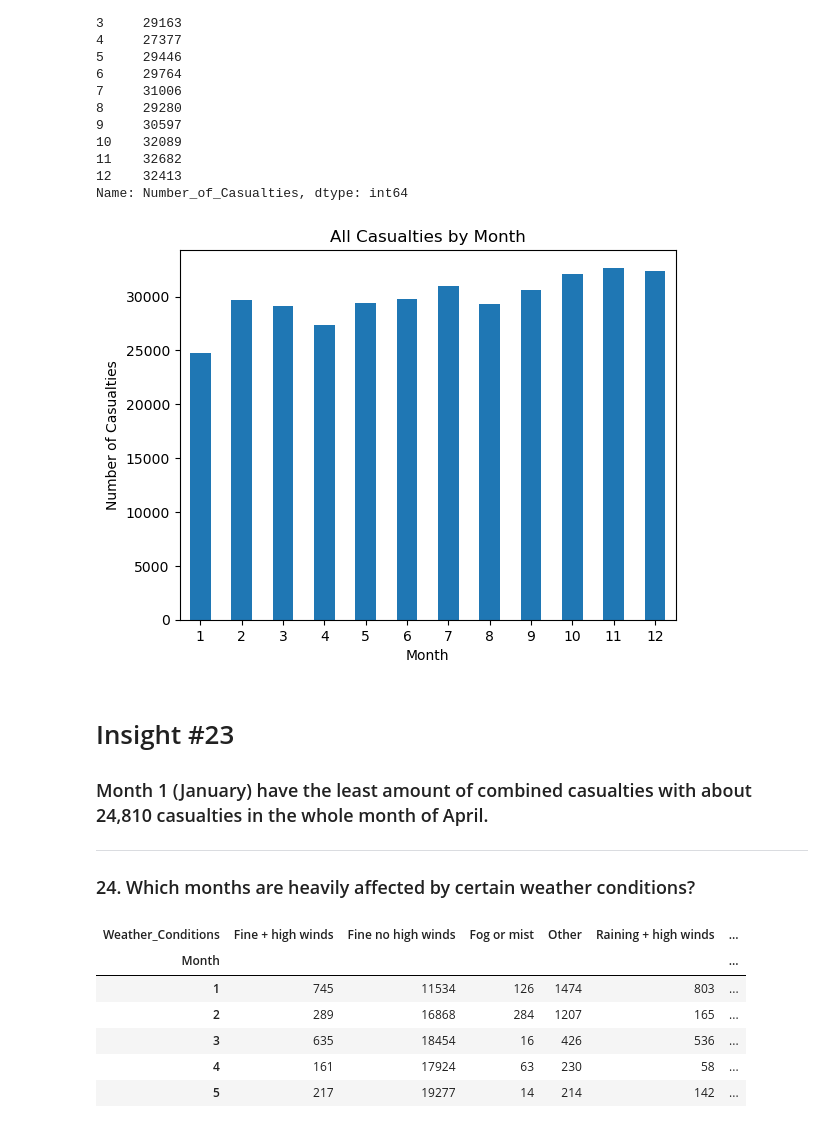
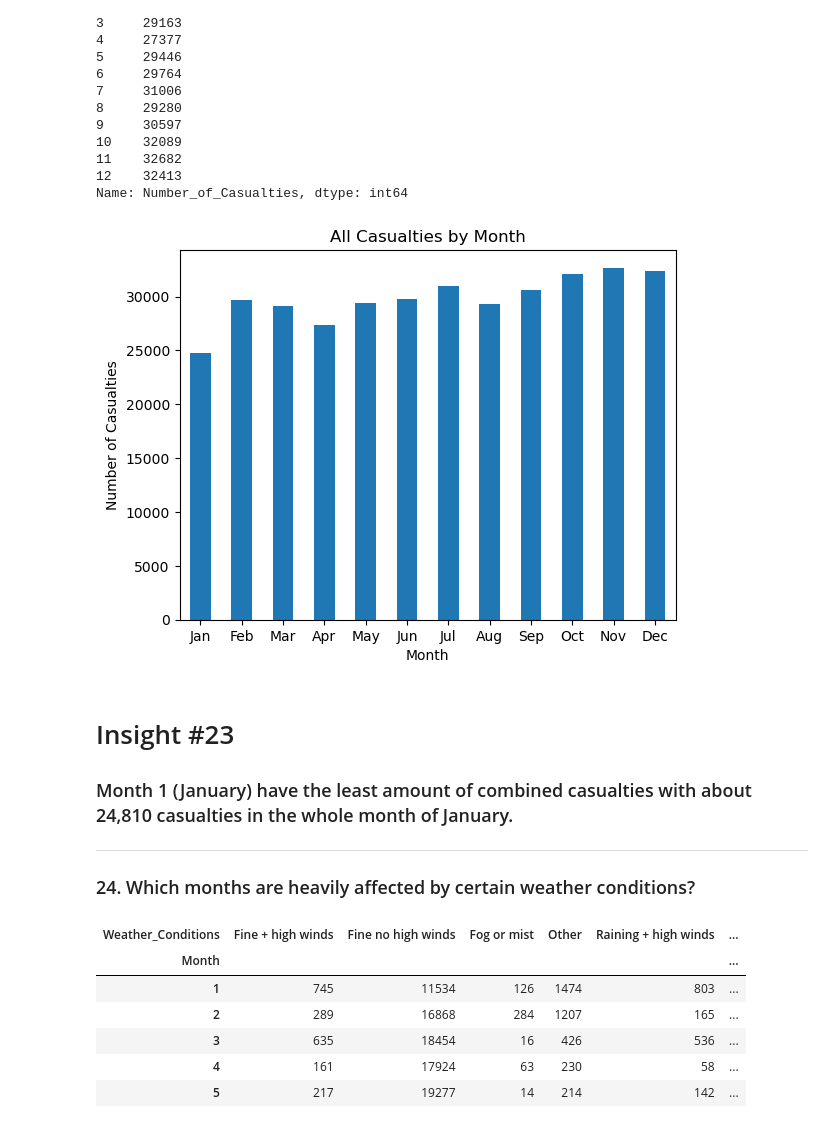
Before and after one commit to oliverliwanag/ELEC303-DATA-ANALYTICS-LIWANAG, a Jupyter notebook: ELEC03-3A/Activity2.ipynb, the cells around one changed output. Cells and saved outputs as stored; diff of their text form; code cells hidden in the pictures.

```diff
--- a/ELEC03-3A/Activity2.ipynb
+++ b/ELEC03-3A/Activity2.ipynb
@@ -55,6 +55,11 @@ Urban_or_Rural_Area           15
 Weather_Conditions         14128
 Vehicle_Type                   0
 dtype: int64
+# %%
+road_accidents['Accident Date'] = road_accidents['Accident Date'].astype(str)
+road_accidents['Accident Date'] = road_accidents['Accident Date'].replace('/', '-')
+road_accidents['Accident Date'] = road_accidents['Accident Date'].str.strip()
+road_accidents['Accident Date'] = pd.to_datetime(road_accidents['Accident Date'], dayfirst=True, errors='coerce')
 # %%
 road_accidents['Latitude'] = road_accidents['Latitude'].fillna(road_accidents['Latitude'].mean())
 road_accidents['Longitude'] = road_accidents['Longitude'].fillna(road_accidents['Longitude'].mean())
@@ -668,15 +675,15 @@ Name: Number_of_Casualties, dtype: int64
 # %%
 month_casualties.plot(kind='bar')
 plt.title('All Casualties by Month')
 plt.xlabel('Month')
 plt.ylabel('Number of Casualties')
-plt.xticks(rotation=0)
+plt.xticks(range(0, 12), ['Jan','Feb','Mar','Apr','May','Jun','Jul','Aug','Sep','Oct','Nov','Dec'], rotation=0)
 plt.show()
 # %% [output]
-[figure, old version]
+[figure, new version]
 # %% [markdown]
 <h1>Insight #23</h1>
-<h3>Month 1 (January) have the least amount of combined casualties with about 24,810 casualties in the whole month of April.</h3>
+<h3>Month 1 (January) have the least amount of combined casualties with about 24,810 casualties in the whole month of January.</h3>
 <hr>
 <h3>24. Which months are heavily affected by certain weather conditions?</h3>
 # %%
```
Also changed, not shown: parts of 4 cells of this notebook.
